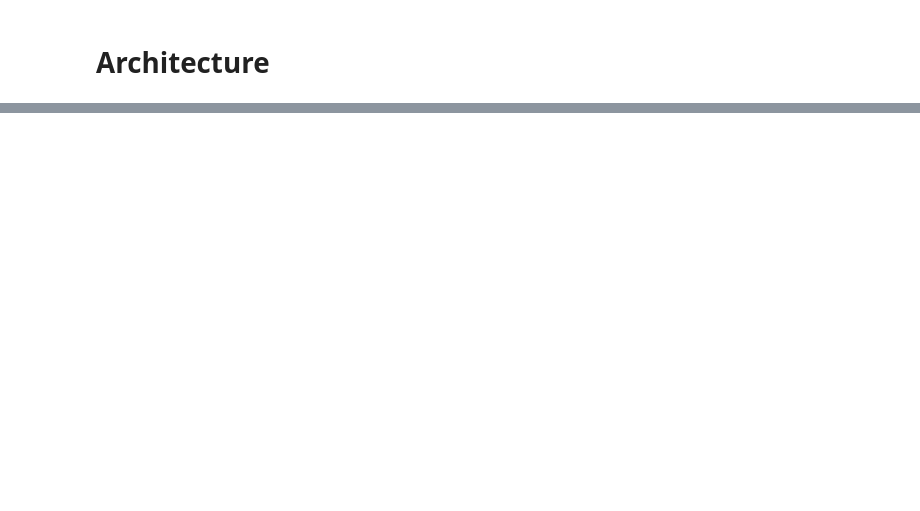
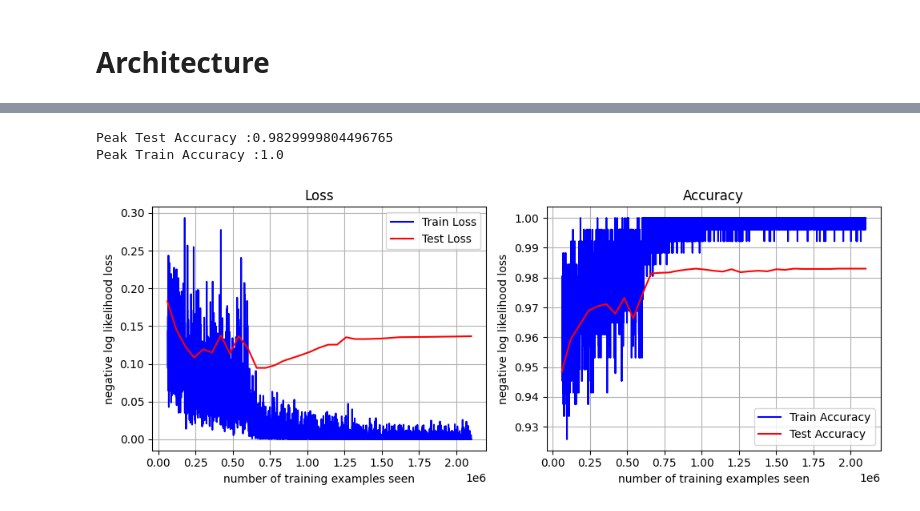
Before and after one commit to 2absolutes/mnist_pytorch_tutorial, a Jupyter notebook: mnist_pytorch.ipynb, the cells around one changed output, grey strips where cells are left out. Cells and saved outputs as stored; diff of their text form; code cells hidden in the pictures; blank space fills up the shorter version.

```diff
--- a/mnist_pytorch.ipynb
+++ b/mnist_pytorch.ipynb
@@ -171,0 +290,23 @@ Done!
+# %%
+model = NeuralNetwork_v2(784, 10).to(device)
+optimizer = torch.optim.AdamW(model.parameters(),
+                             lr = learning_rate,
+                            )
+scheduler = torch.optim.lr_scheduler.ReduceLROnPlateau(optimizer, mode="min", factor=0.1, patience=3, verbose=True)
+
+
+train_losses = []
+train_accuracy = []
+train_counter = []
+
+test_losses = []
+test_accuracy = []
+test_counter = []
+
+test(test_loader, model, loss_fn, 0)
+for epoch in range(epochs):
+    print(f"Epoch {epoch+1}, lr: {scheduler.optimizer.param_groups[0]['lr']}\n-------------------------------")
+    loss = one_train_epoch(train_loader, model, loss_fn, optimizer)
+    scheduler.step(loss)
+    test(test_loader, model, loss_fn, epoch+1)
+print("Done!")
@@ -171,0 +335,26 @@ Done!
+# %%
+print(f"Peak Test Accuracy :{max(test_accuracy)}")
+print(f"Peak Train Accuracy :{max(train_accuracy)}")
+# %% [output]
+Peak Test Accuracy :0.9829999804496765
+Peak Train Accuracy :1.0
+# %%
+fig, ax = plt.subplots(1, 2, figsize=(10,4))
+ax[0].plot(train_counter[250:], train_losses[250:], label = "Train Loss", color='blue')
+ax[0].plot(test_counter[1:], test_losses[1:], label = "Test Loss", color='red')
+ax[0].set_title("Loss")
+ax[0].legend(loc="upper right")
+ax[0].set_xlabel('number of training examples seen')
+ax[0].set_ylabel('negative log likelihood loss')
+ax[0].grid(True)
+
+ax[1].plot(train_counter[250:], train_accuracy[250:], label = "Train Accuracy", color='blue')
+ax[1].plot(test_counter[1:], test_accuracy[1:], label = "Test Accuracy", color='red')
+ax[1].set_title("Accuracy")
+ax[1].legend(loc="lower right")
+ax[1].set_xlabel('number of training examples seen')
+ax[1].set_ylabel('negative log likelihood loss')
+ax[1].grid(True)
+plt.tight_layout(h_pad=5)
+# %% [output]
+[figure, added]
```
Also changed, not shown: parts of 32 cells of this notebook, 4 other files.
